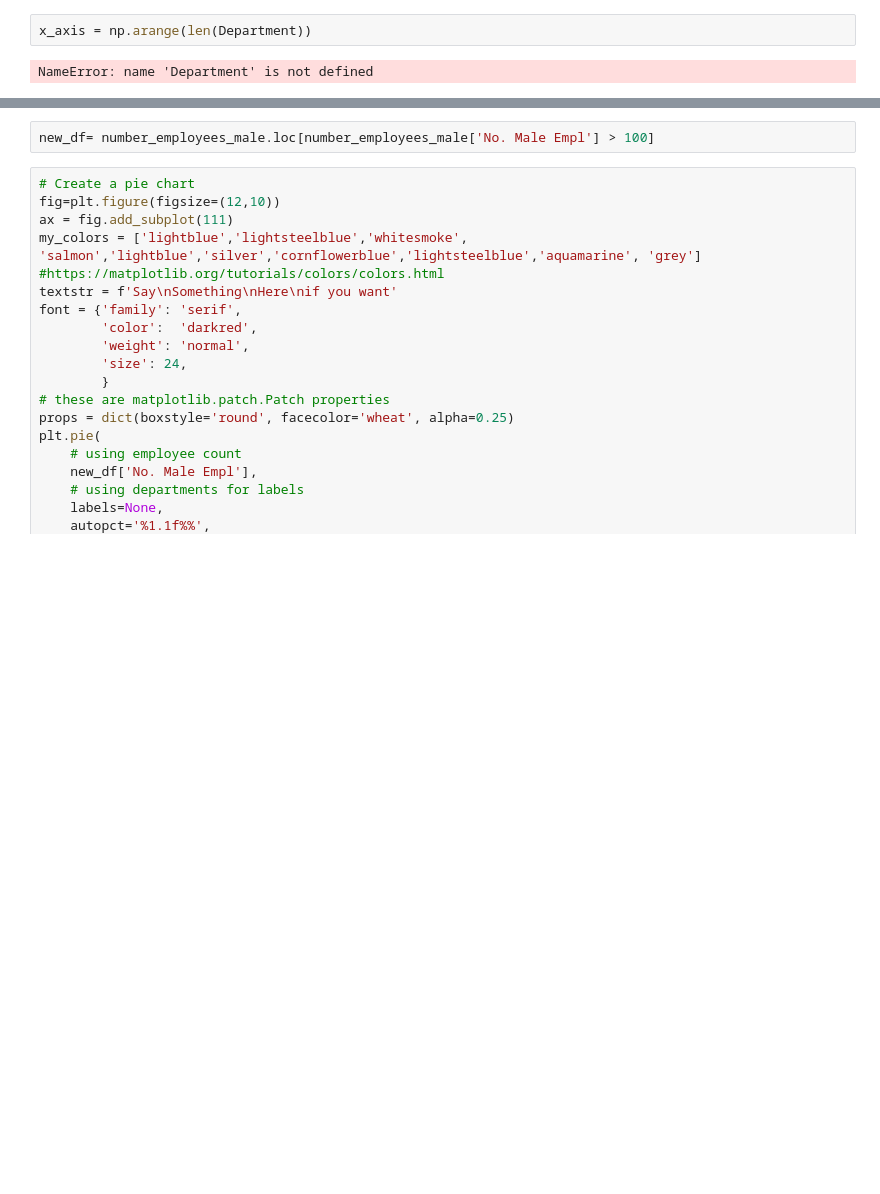
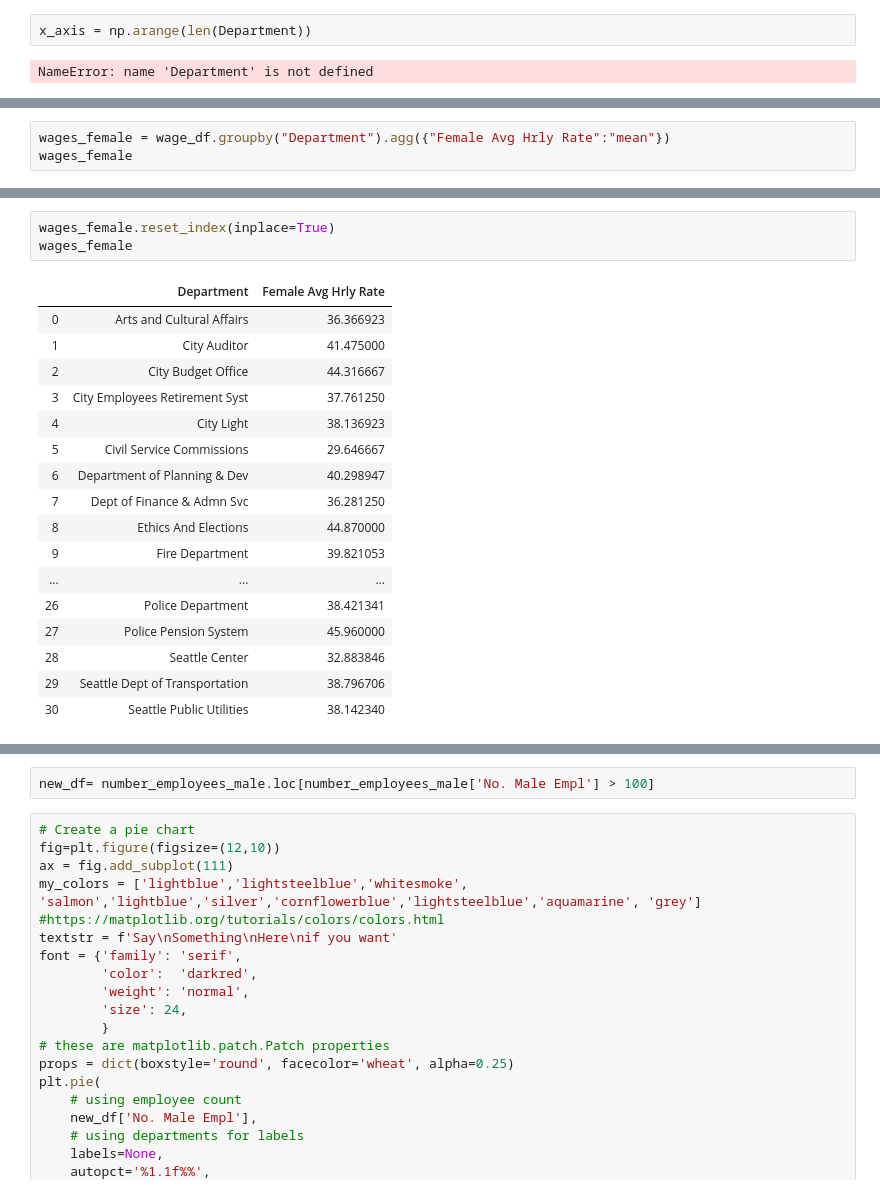
Before and after one commit to garrettsanders/Wage_Gap_Seattle, a Jupyter notebook: project_1.ipynb, the cells around one changed output, grey strips where cells are left out. Drawn from its saved outputs; the diff is of its cells as text; blank space fills up the shorter version.

```diff
--- a/project_1.ipynb
+++ b/project_1.ipynb
@@ -429 +438,4 @@ NameError: name 'x_axis' is not defined
 [figure]
+# %%
+wages_female = wage_df.groupby("Department").agg({"Female Avg Hrly Rate":"mean"})
+wages_female
@@ -429,0 +461,21 @@ NameError: name 'x_axis' is not defined
+# %%
+wages_female.reset_index(inplace=True)
+wages_female
+# %% [output]
+|  | Department | Female Avg Hrly Rate |
+| 0 | Arts and Cultural Affairs | 36.366923 |
+| 1 | City Auditor | 41.475000 |
+| 2 | City Budget Office | 44.316667 |
+| 3 | City Employees Retirement Syst | 37.761250 |
+| 4 | City Light | 38.136923 |
+| 5 | Civil Service Commissions | 29.646667 |
+| 6 | Department of Planning & Dev | 40.298947 |
+| 7 | Dept of Finance & Admn Svc | 36.281250 |
+| 8 | Ethics And Elections | 44.870000 |
+| 9 | Fire Department | 39.821053 |
+| ... | ... | ... |
+| 26 | Police Department | 38.421341 |
+| 27 | Police Pension System | 45.960000 |
+| 28 | Seattle Center | 32.883846 |
+| 29 | Seattle Dept of Transportation | 38.796706 |
+| 30 | Seattle Public Utilities | 38.142340 |
```
Also changed, not shown: parts of 8 cells of this notebook.
